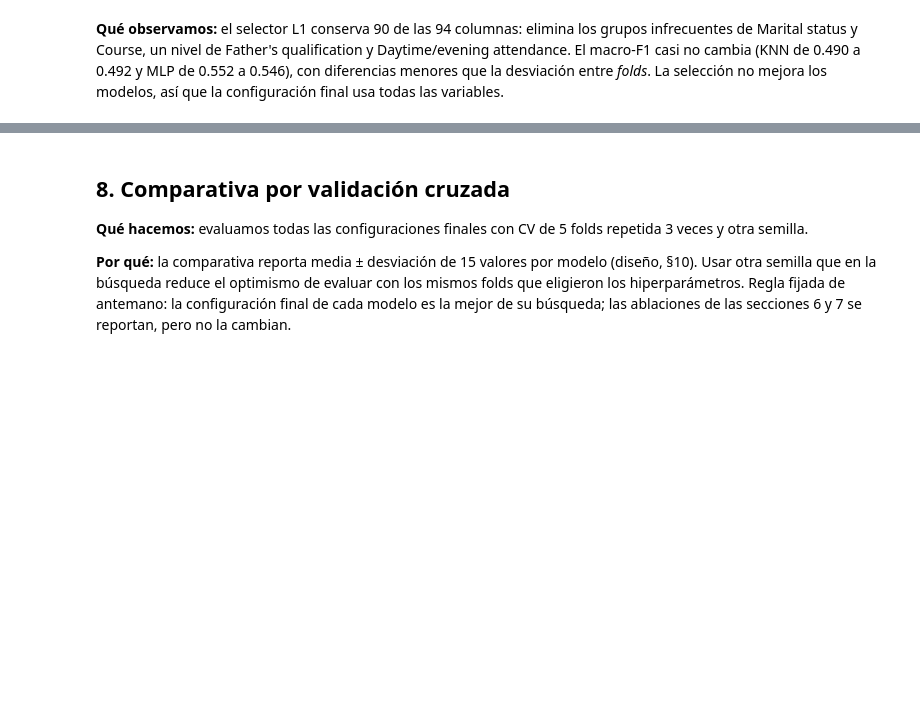
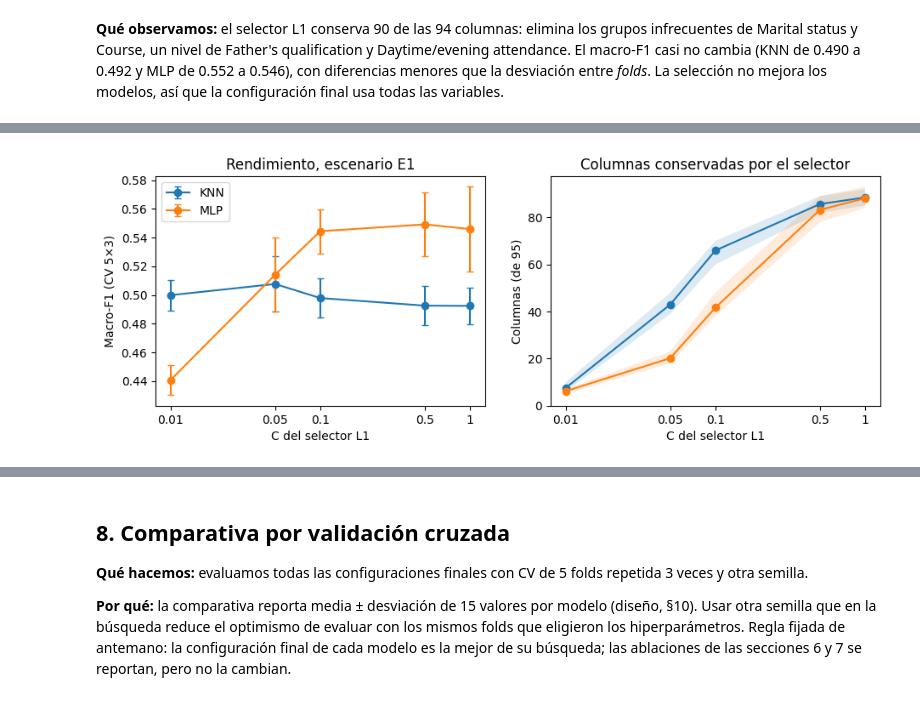
Before and after one commit to MCuetoV/proyecto-ml-2026-2, a Jupyter notebook: notebooks/02_estudiantes_modelado.ipynb, the cells around one changed output, grey strips where cells are left out. Cells and saved outputs as stored; diff of their text form; code cells hidden in the pictures; blank space fills up the shorter version.

Commit message:
02-estudiantes: agrega barrido de C del selector L1 (sección 7.1)

```diff
--- a/notebooks/02_estudiantes_modelado.ipynb
+++ b/notebooks/02_estudiantes_modelado.ipynb
@@ -390,0 +397,24 @@ Eliminadas: ['nominales__Marital status_infrequent_sklearn', 'nominales__Course_
+# %%
+# Barrido de C del selector L1 (CV 5×3, escenario principal): macro-F1 y columnas conservadas en cada fold
+VALORES_C = [0.01, 0.05, 0.1, 0.5, 1.0]   # C = 1/λ: cuanto menor es C, más fuerte la penalización L1
+FOLDS_COMPARATIVA = [particion for repeticion in range(3)   # los mismos 15 folds que usa evaluar_cv
+                     for particion in StratifiedKFold(n_splits=5, shuffle=True,
+                                                      random_state=utilidades.SEMILLA_COMPARATIVA + repeticion).split(X, y_train)]
+BARRIDO_C = []
+for nombre in ["KNN", "MLP"]:
+    trial = optuna.trial.FixedTrial(ESTUDIOS[(nombre, PRINCIPAL)]["estudio"].best_params)
+    for c in VALORES_C:
+        pipeline = pipeline_desde_trial(trial, nombre, PRINCIPAL, seleccion=True).set_params(seleccion__estimator__C=c)
+        cv = cross_validate(pipeline, X, y_train, cv=FOLDS_COMPARATIVA, scoring="f1_macro", return_estimator=True, n_jobs=-1)
+        soportes = [modelo.named_steps["seleccion"].get_support() for modelo in cv["estimator"]]   # columnas elegidas en cada fold
+        BARRIDO_C.append({"modelo": nombre, "C": c, "media": cv["test_score"].mean(), "desviacion": cv["test_score"].std(),
+                          "columnas_media": np.mean([s.sum() for s in soportes]), "columnas_total": np.mean([s.size for s in soportes]),
+                          "columnas_min": min(s.sum() for s in soportes), "columnas_max": max(s.sum() for s in soportes)})
+# %%
+# Tabla 8 y control de coherencia: con C = 1 debe repetirse la fila "selector L1" de la sección 7
+tabla_seleccion_c = pd.DataFrame(BARRIDO_C)
+seccion_7 = tabla_ablaciones.query("ablacion == 'seleccion' and variante == 'selector L1'").set_index("modelo")["media"]
+for nombre in ["KNN", "MLP"]:
+    con_c1 = tabla_seleccion_c.query("modelo == @nombre and C == 1.0")["media"].item()
+    print(f"{nombre}: C = 1 da {con_c1:.4f}; la sección 7 da {seccion_7[nombre]:.4f} (diferencia {con_c1 - seccion_7[nombre]:+.4f})")
+tabla_seleccion_c.round(3)
@@ -390,0 +435,18 @@ Eliminadas: ['nominales__Marital status_infrequent_sklearn', 'nominales__Course_
+# %%
+# Figura 8: macro-F1 (media ± desviación) y columnas conservadas (media y rango de los 15 folds) según C
+figura, (eje_f1, eje_columnas) = plt.subplots(1, 2, figsize=(11, 3.5), sharex=True)
+for nombre, filas in tabla_seleccion_c.groupby("modelo"):
+    eje_f1.errorbar(filas["C"], filas["media"], yerr=filas["desviacion"], marker="o", capsize=3, label=nombre)
+    eje_columnas.plot(filas["C"], filas["columnas_media"], marker="o", label=nombre)
+    eje_columnas.fill_between(filas["C"], filas["columnas_min"], filas["columnas_max"], alpha=0.15)
+eje_f1.set_xscale("log")   # los valores de C quedan equiespaciados
+eje_f1.set_xticks(VALORES_C, [f"{c:g}" for c in VALORES_C])
+eje_f1.xaxis.set_minor_locator(plt.NullLocator())
+eje_f1.set(xlabel="C del selector L1", ylabel="Macro-F1 (CV 5×3)", title=f"Rendimiento, escenario {PRINCIPAL}")
+eje_columnas.set(xlabel="C del selector L1", ylabel=f"Columnas (de {tabla_seleccion_c['columnas_total'].max():.0f})",
+                 title="Columnas conservadas por el selector", ylim=(0, None))
+eje_f1.legend()
+utilidades.guardar_figura(figura, "figura_08_seleccion_c_estudiantes")
+plt.show()
+# %% [output]
+[figure, added]
```
Also changed, not shown: parts of 11 cells of this notebook, 4 other files.
